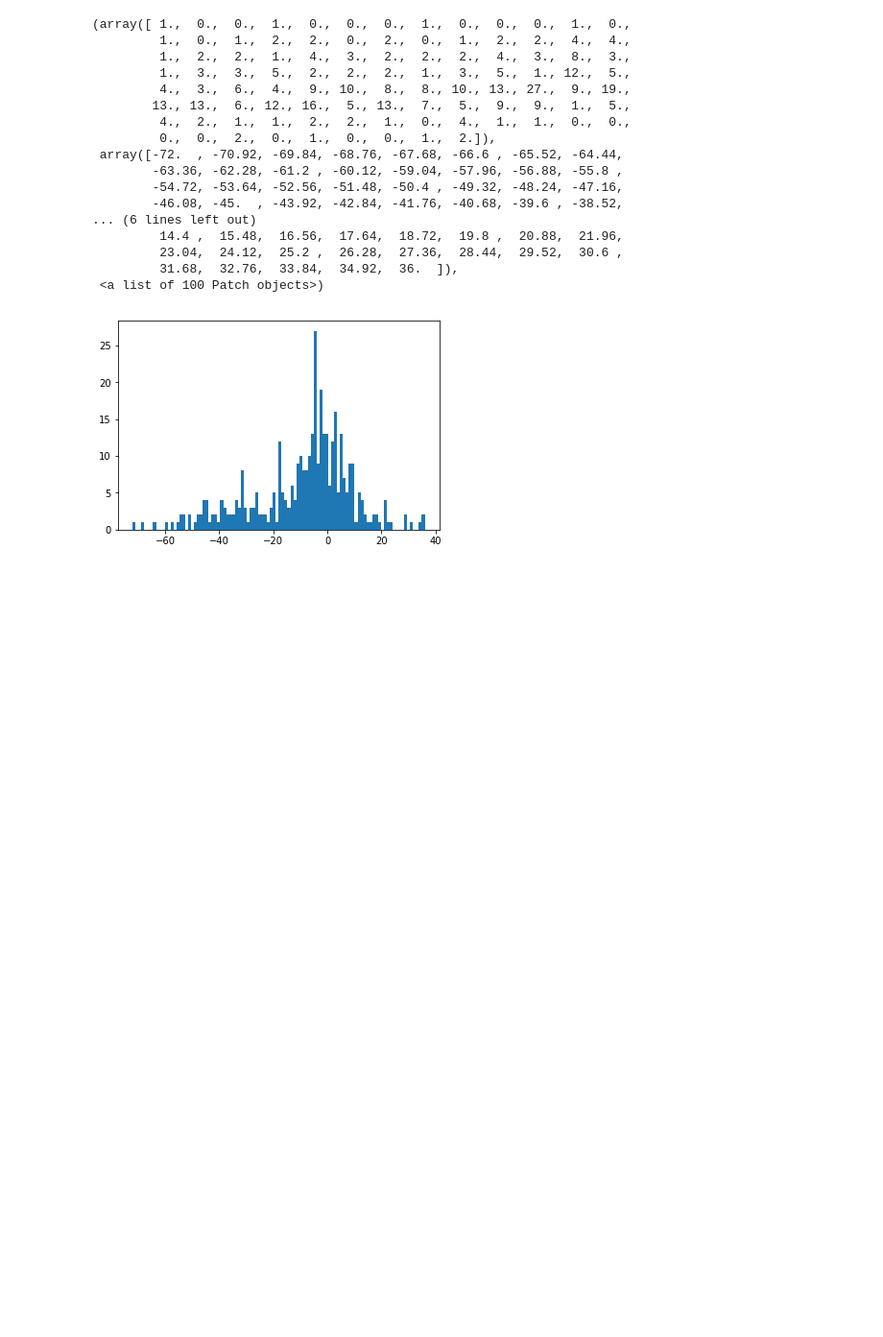
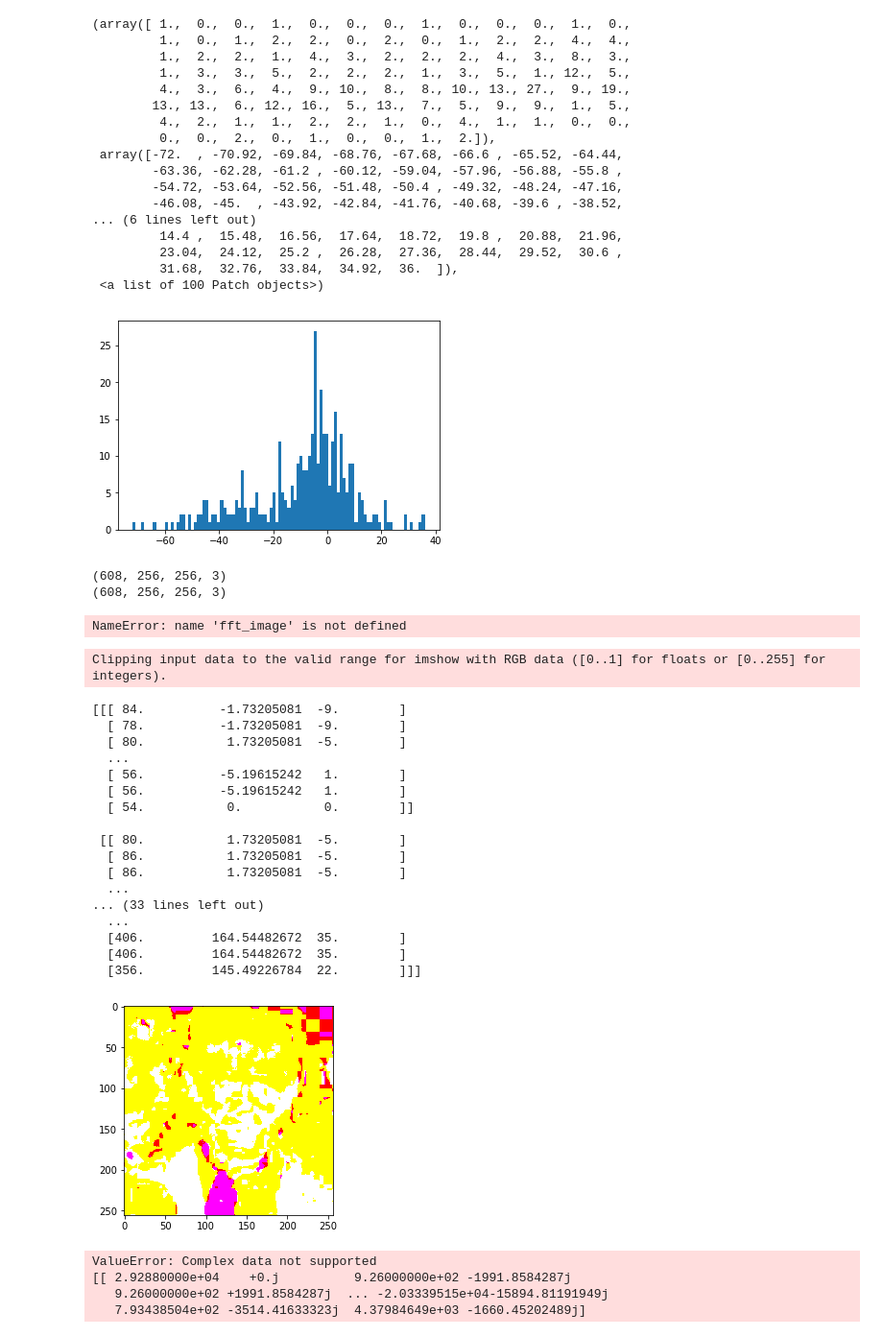
Before and after one commit to Carni7vore/age_group, a Jupyter notebook: final_project.ipynb, the cells around one changed output. Shown: that part at 96% size. Drawn from its saved outputs; the diff is of its cells as text; code cells hidden in the pictures; blank space fills up the shorter version.

```diff
--- a/final_project.ipynb
+++ b/final_project.ipynb
@@ -121,3 +123,53 @@ plt.hist(diff,bins=100)
          31.68,  32.76,  33.84,  34.92,  36.  ]),
  <a list of 100 Patch objects>)
 [figure]
+# %%
+input_img= np.array(images)
+print(input_img.shape)
+#input_img=input_img.reshape(-1,256,256)
+fft_image= fftpack.dct(images)
+print(fft_image.shape)
+# %% [output]
+(608, 256, 256, 3)
+(608, 256, 256, 3)
+# %%
+train_image=fft_image[0:500,:]
+test_image=fft_image[500:,:]
+train_image= train_image.reshape(-1,256*256*3)
+test_image=test_image.reshape(-1,256*256*3)
+print(train_image.shape)
+# %% [output]
+NameError: name 'fft_image' is not defined
+# %%
+plt.imshow(train_image[0])
+print(train_image[0])
+# %% [output]
+Clipping input data to the valid range for imshow with RGB data ([0..1] for floats or [0..255] for integers).
+[[[ 84.          -1.73205081  -9.        ]
+  [ 78.          -1.73205081  -9.        ]
+  [ 80.           1.73205081  -5.        ]
+  ...
+  [ 56.          -5.19615242   1.        ]
+  [ 56.          -5.19615242   1.        ]
+  [ 54.           0.           0.        ]]
+
+ [[ 80.           1.73205081  -5.        ]
+  [ 86.           1.73205081  -5.        ]
+  [ 86.           1.73205081  -5.        ]
+  ...
+... (33 lines left out)
+  ...
+  [406.         164.54482672  35.        ]
+  [406.         164.54482672  35.        ]
+  [356.         145.49226784  22.        ]]]
+[figure, added]
+# %%
+pca400= PCA(n_components=400)
+out= pca400.fit_transform(train_image)
+# test_out= pca400.transform(test_image)
+print(out.shape)
+# %% [output]
+ValueError: Complex data not supported
+[[ 2.92880000e+04    +0.j          9.26000000e+02 -1991.8584287j
+   9.26000000e+02 +1991.8584287j  ... -2.03339515e+04-15894.81191949j
+   7.93438504e+02 -3514.41633323j  4.37984649e+03 -1660.45202489j]
```
Also changed, not shown: parts of 5 cells of this notebook.
